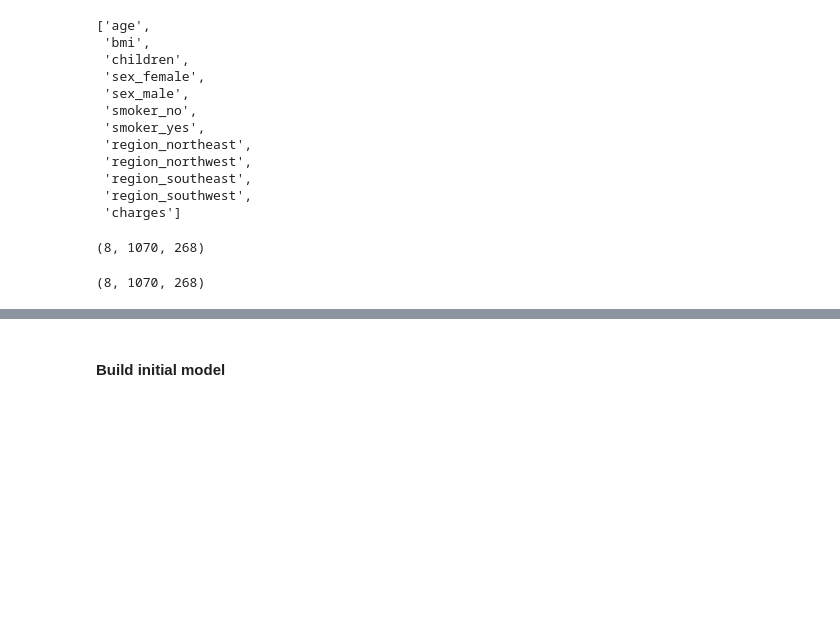
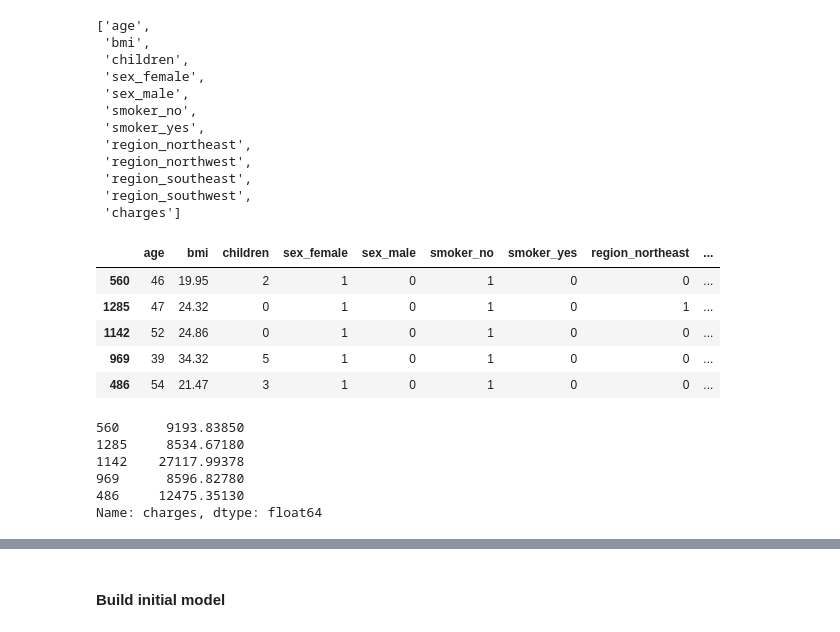
Before and after one commit to alchemistbg/udemy-tensorflow-developer-certificate-bootcamp, a Jupyter notebook: Section-03/Regression_with_tensorflow.ipynb, the cells around one changed output, grey strips where cells are left out. Drawn from its saved outputs; the diff is of its cells as text; code cells hidden in the pictures; blank space fills up the shorter version.

```diff
--- a/Section-03/Regression_with_tensorflow.ipynb
+++ b/Section-03/Regression_with_tensorflow.ipynb
@@ -1095,11 +1094,21 @@ y_ins = insurance_one_hot.iloc[:, -1]
 from sklearn.model_selection import train_test_split
 # %%
 X_train_ins, X_test_ins, y_train_ins, y_test_ins = train_test_split(X_ins, y_ins, test_size = 0.2, random_state = 42)
-# %%
-len(X), len(X_train_ins), len(X_test_ins)
-# %% [output]
-(8, 1070, 268)
-# %%
-len(y), len(y_train_ins), len(y_test_ins)
-# %% [output]
-(8, 1070, 268)
+# %%
+X_train_ins.head()
+# %% [output]
+|  | age | bmi | children | sex_female | sex_male | smoker_no | smoker_yes | region_northeast | ... |
+| 560 | 46 | 19.95 | 2 | 1 | 0 | 1 | 0 | 0 | ... |
+| 1285 | 47 | 24.32 | 0 | 1 | 0 | 1 | 0 | 1 | ... |
+| 1142 | 52 | 24.86 | 0 | 1 | 0 | 1 | 0 | 0 | ... |
+| 969 | 39 | 34.32 | 5 | 1 | 0 | 1 | 0 | 0 | ... |
+| 486 | 54 | 21.47 | 3 | 1 | 0 | 1 | 0 | 0 | ... |
+# %%
+y_train_ins.head()
+# %% [output]
+560      9193.83850
+1285     8534.67180
+1142    27117.99378
+969      8596.82780
+486     12475.35130
+Name: charges, dtype: float64
```
Also changed, not shown: parts of 70 cells of this notebook, 6 other files.
